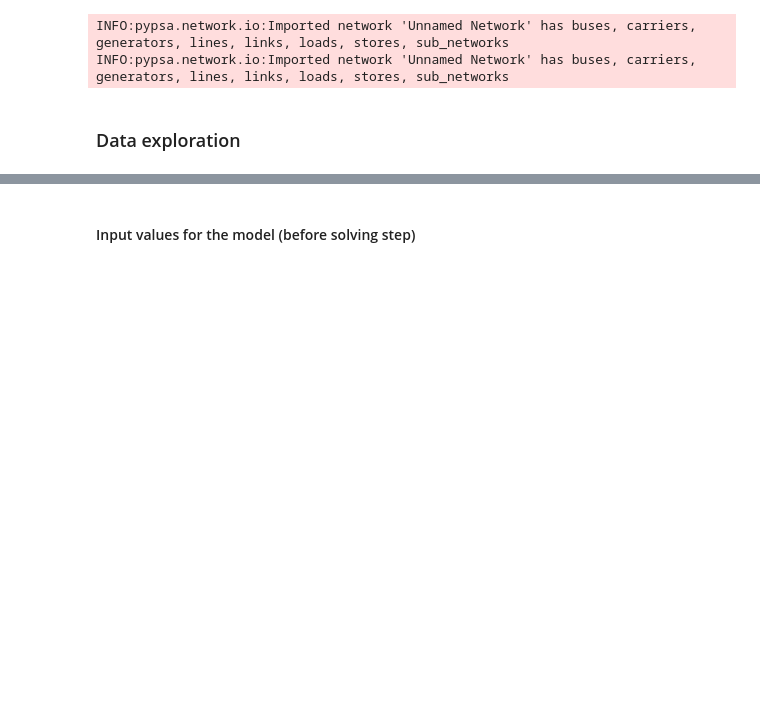
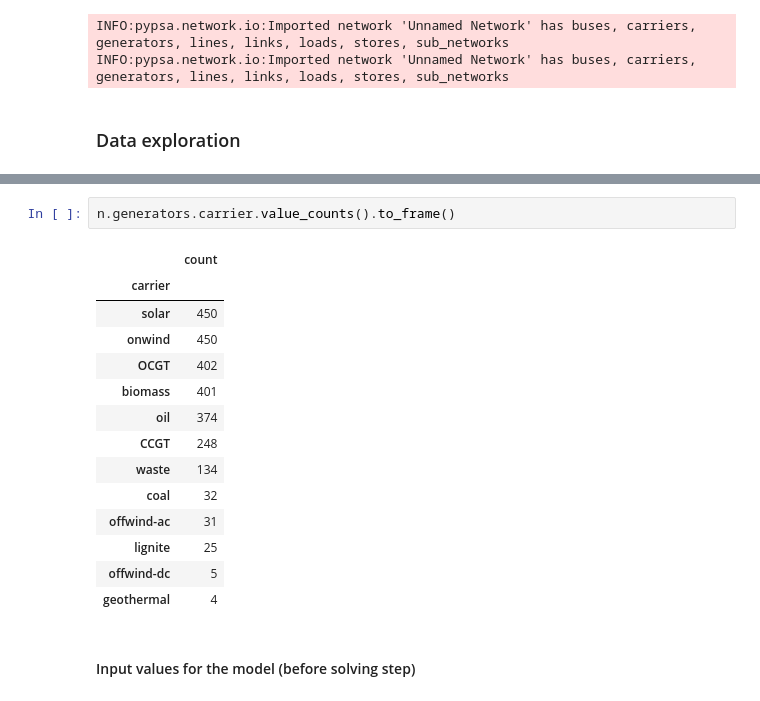
Before and after one commit to Luca2299/pypsa-eur, a Jupyter notebook: notebooks/PyPSA_Network_Analysis.ipynb, the cells around one changed output, grey strips where cells are left out. Drawn from its saved outputs; the diff is of its cells as text; blank space fills up the shorter version.

```diff
--- a/notebooks/PyPSA_Network_Analysis.ipynb
+++ b/notebooks/PyPSA_Network_Analysis.ipynb
@@ -103,6 +103,23 @@ Components:
  - Store: 900
  - SubNetwork: 1
 Snapshots: 24
+# %%
+n.generators.carrier.value_counts().to_frame()
+# %% [output]
+|  | count |
+| carrier |  |
+| solar | 450 |
+| onwind | 450 |
+| OCGT | 402 |
+| biomass | 401 |
+| oil | 374 |
+| CCGT | 248 |
+| waste | 134 |
+| coal | 32 |
+| offwind-ac | 31 |
+| lignite | 25 |
+| offwind-dc | 5 |
+| geothermal | 4 |
 # %% [markdown]
 #### Input values for the model (before solving step)
 # %%
```
Also changed, not shown: parts of 7 cells of this notebook, 1 other file.
